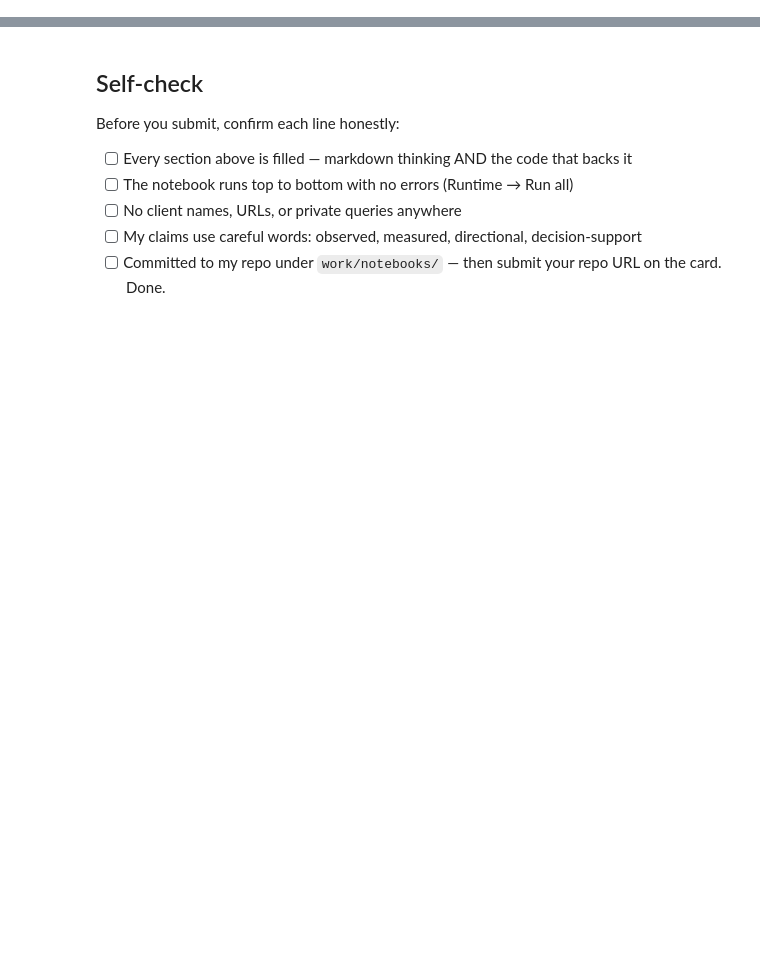
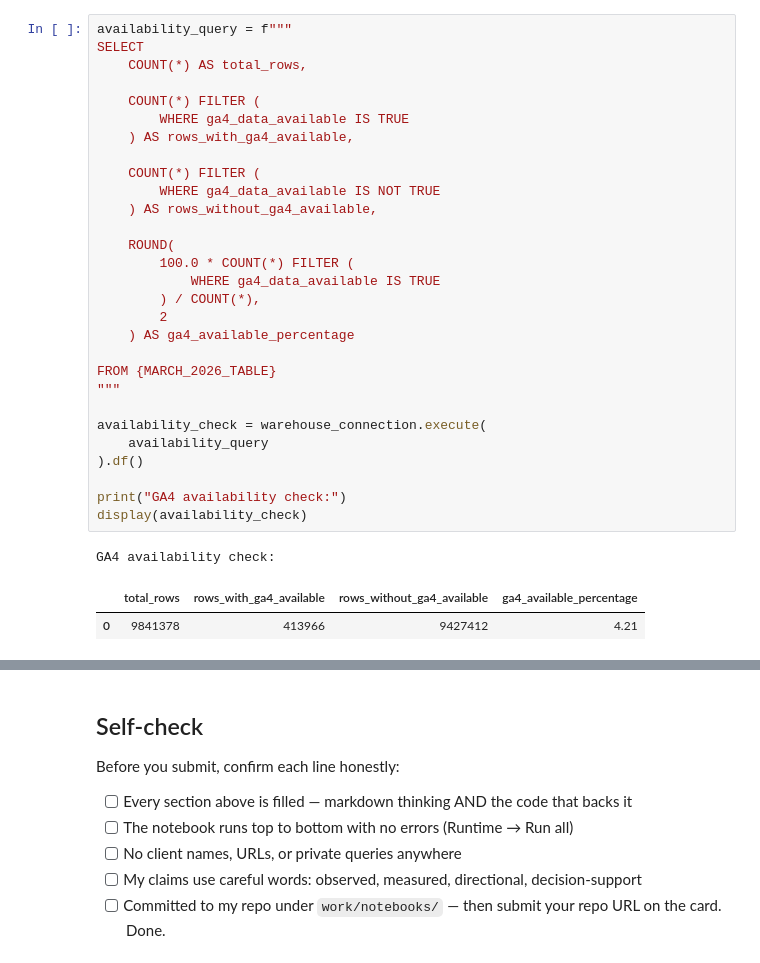
Before and after one commit to toBESkiii/FlyRank_AI_Intership, a Jupyter notebook: work/notebooks/w03_data_contract.ipynb, the cells around one changed output, grey strips where cells are left out. Saved outputs shown, nothing was run; the diff lists cells and outputs as text; blank space fills up the shorter version.

```diff
--- a/work/notebooks/w03_data_contract.ipynb
+++ b/work/notebooks/w03_data_contract.ipynb
@@ -36,0 +243,33 @@ This skeleton is yours to fill. Work the sections **in order** — each one has
+# %%
+availability_query = f"""
+SELECT
+    COUNT(*) AS total_rows,
+
+    COUNT(*) FILTER (
+        WHERE ga4_data_available IS TRUE
+    ) AS rows_with_ga4_available,
+
+    COUNT(*) FILTER (
+        WHERE ga4_data_available IS NOT TRUE
+    ) AS rows_without_ga4_available,
+
+    ROUND(
+        100.0 * COUNT(*) FILTER (
+            WHERE ga4_data_available IS TRUE
+        ) / COUNT(*),
+        2
+    ) AS ga4_available_percentage
+
+FROM {MARCH_2026_TABLE}
+"""
+
+availability_check = warehouse_connection.execute(
+    availability_query
+).df()
+
+print("GA4 availability check:")
+display(availability_check)
+# %% [output]
+GA4 availability check:
+|  | total_rows | rows_with_ga4_available | rows_without_ga4_available | ga4_available_percentage |
+| 0 | 9841378 | 413966 | 9427412 | 4.21 |
```
Also changed, not shown: parts of 18 cells of this notebook.
